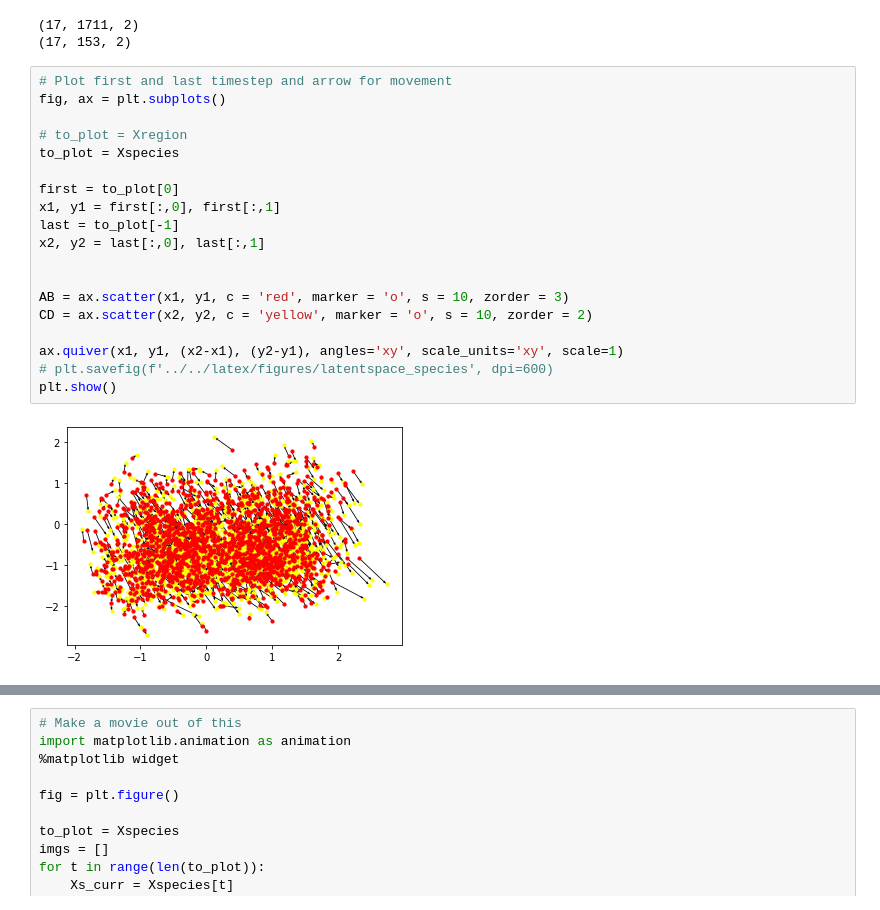
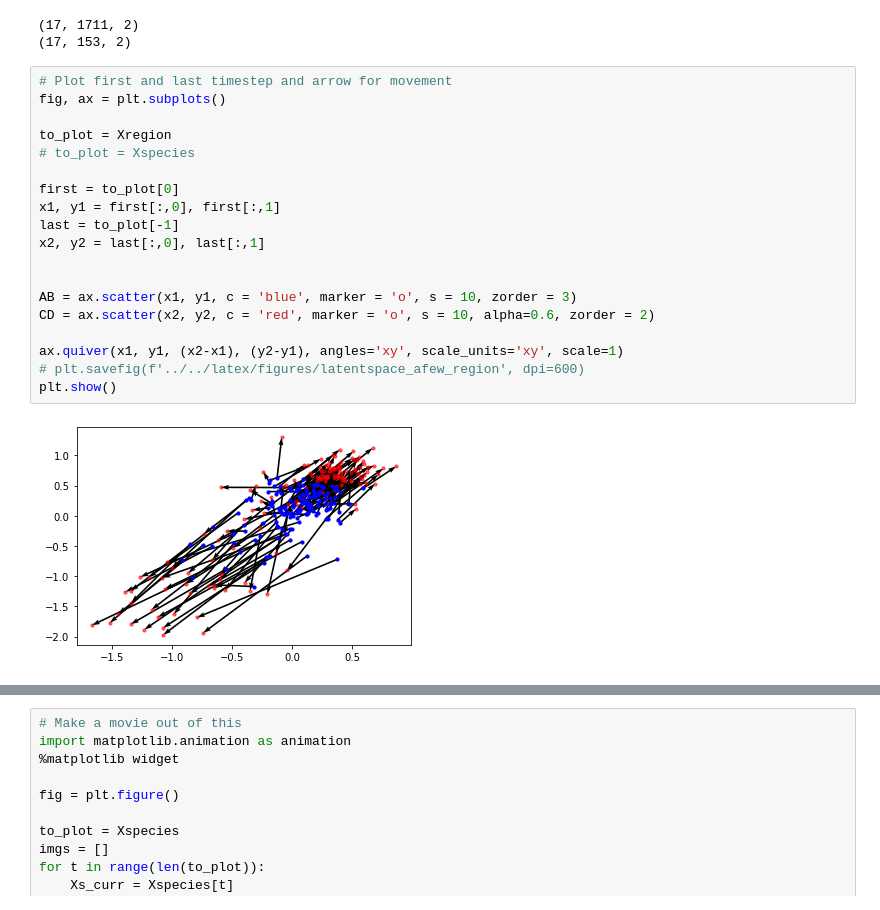
Before and after one commit to Rage997/MasterThesis, a Jupyter notebook: code/PyCode/results.ipynb, the cells around one changed output, grey strips where cells are left out. Cells and saved outputs as stored; diff of their text form.

```diff
--- a/code/PyCode/results.ipynb
+++ b/code/PyCode/results.ipynb
@@ -34,21 +34,21 @@ print(Xregion.shape)
 # %%
 # Plot first and last timestep and arrow for movement
 fig, ax = plt.subplots()
 
-# to_plot = Xregion
-to_plot = Xspecies
+to_plot = Xregion
+# to_plot = Xspecies
 
 first = to_plot[0]
 x1, y1 = first[:,0], first[:,1]
 last = to_plot[-1]
 x2, y2 = last[:,0], last[:,1]
 
 
-AB = ax.scatter(x1, y1, c = 'red', marker = 'o', s = 10, zorder = 3)
-CD = ax.scatter(x2, y2, c = 'yellow', marker = 'o', s = 10, zorder = 2)
+AB = ax.scatter(x1, y1, c = 'blue', marker = 'o', s = 10, zorder = 3)
+CD = ax.scatter(x2, y2, c = 'red', marker = 'o', s = 10, alpha=0.6, zorder = 2)
 
 ax.quiver(x1, y1, (x2-x1), (y2-y1), angles='xy', scale_units='xy', scale=1)
-# plt.savefig(f'../../latex/figures/latentspace_species', dpi=600)
+# plt.savefig(f'../../latex/figures/latentspace_afew_region', dpi=600)
 plt.show()
 # %% [output]
-[figure, old version]
+[figure, new version]
```
Also changed, not shown: parts of 6 cells of this notebook.
